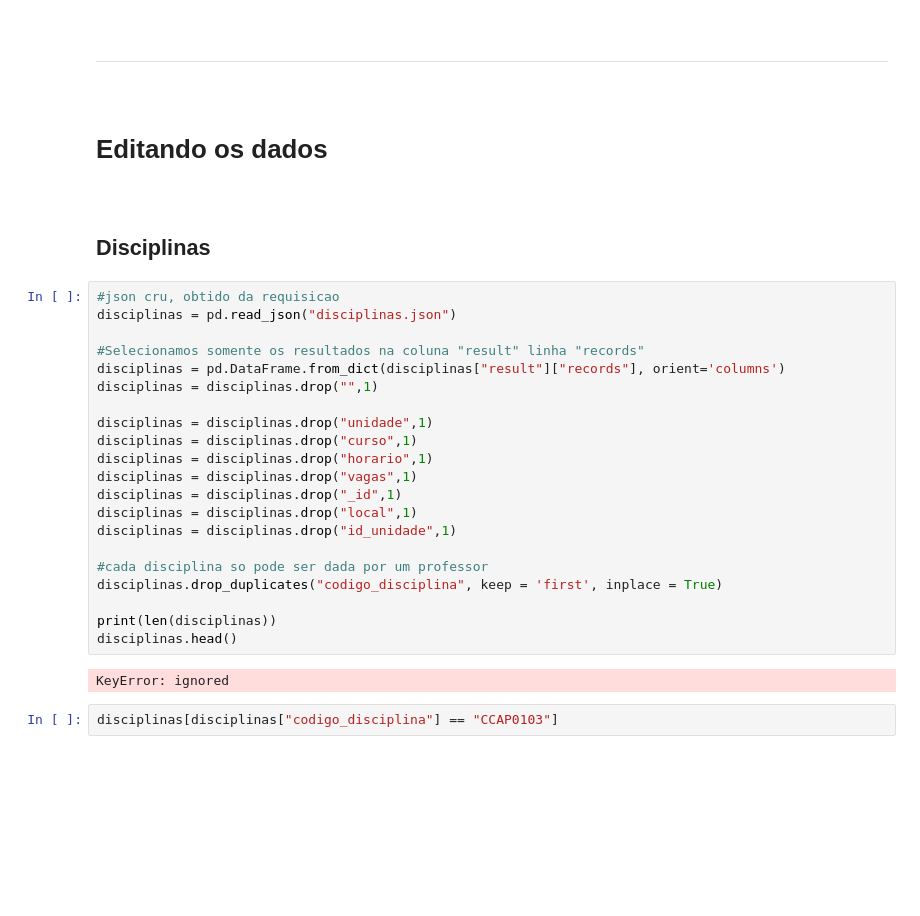
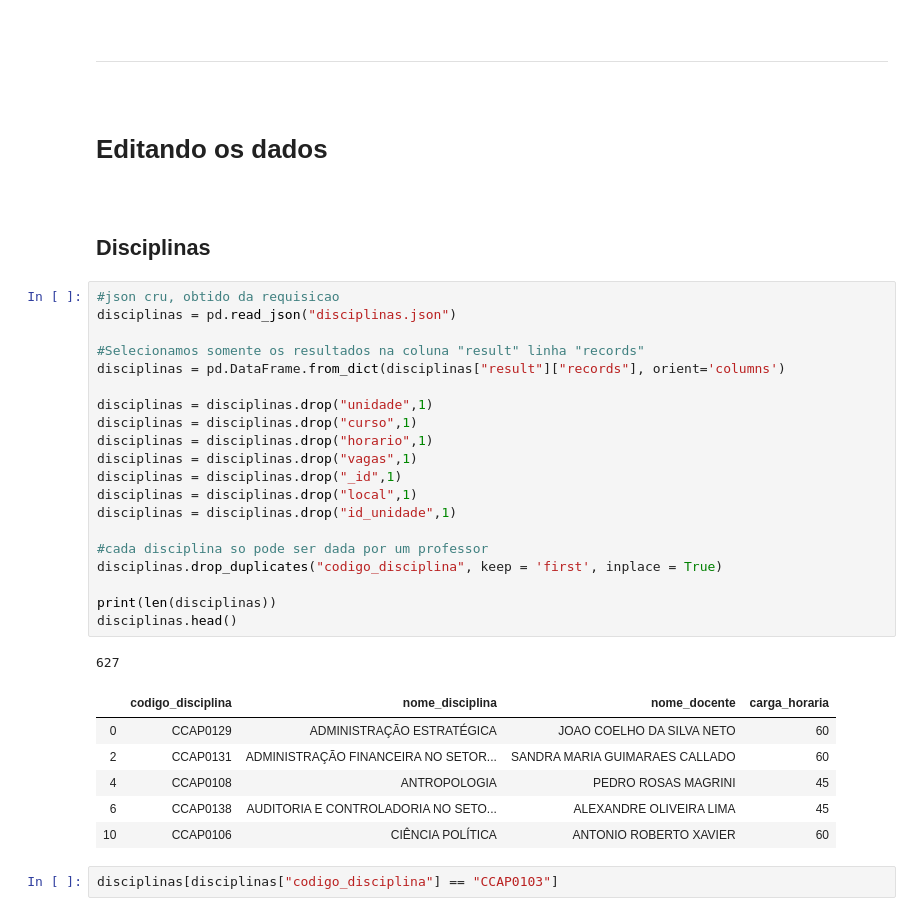
Before and after one commit to luiznery/IBD, a Jupyter notebook: TP2.ipynb, the cells around one changed output. Cells and saved outputs as stored; diff of their text form; blank space fills up the shorter version.

Commit message:
Concertanto wget de disciplinas

```diff
--- a/TP2.ipynb
+++ b/TP2.ipynb
@@ -124,26 +120,31 @@ import numpy as np
 # %%
 #json cru, obtido da requisicao
 disciplinas = pd.read_json("disciplinas.json")
 
 #Selecionamos somente os resultados na coluna "result" linha "records"
 disciplinas = pd.DataFrame.from_dict(disciplinas["result"]["records"], orient='columns')
-disciplinas = disciplinas.drop("",1)
 
 disciplinas = disciplinas.drop("unidade",1)
 disciplinas = disciplinas.drop("curso",1)
 disciplinas = disciplinas.drop("horario",1)
 disciplinas = disciplinas.drop("vagas",1)
 disciplinas = disciplinas.drop("_id",1)
 disciplinas = disciplinas.drop("local",1)
 disciplinas = disciplinas.drop("id_unidade",1)
 
 #cada disciplina so pode ser dada por um professor
 disciplinas.drop_duplicates("codigo_disciplina", keep = 'first', inplace = True)
 
 print(len(disciplinas))
 disciplinas.head()
 # %% [output]
-KeyError: ignored
+627
+|  | codigo_disciplina | nome_disciplina | nome_docente | carga_horaria |
+| 0 | CCAP0129 | ADMINISTRAÇÃO ESTRATÉGICA | JOAO COELHO DA SILVA NETO | 60 |
+| 2 | CCAP0131 | ADMINISTRAÇÃO FINANCEIRA NO SETOR... | SANDRA MARIA GUIMARAES CALLADO | 60 |
+| 4 | CCAP0108 | ANTROPOLOGIA | PEDRO ROSAS MAGRINI | 45 |
+| 6 | CCAP0138 | AUDITORIA E CONTROLADORIA NO SETO... | ALEXANDRE OLIVEIRA LIMA | 45 |
+| 10 | CCAP0106 | CIÊNCIA POLÍTICA | ANTONIO ROBERTO XAVIER | 60 |
 # %%
 disciplinas[disciplinas["codigo_disciplina"] == "CCAP0103"]
 # %% [markdown]
```
Also changed, not shown: parts of 4 cells of this notebook.
